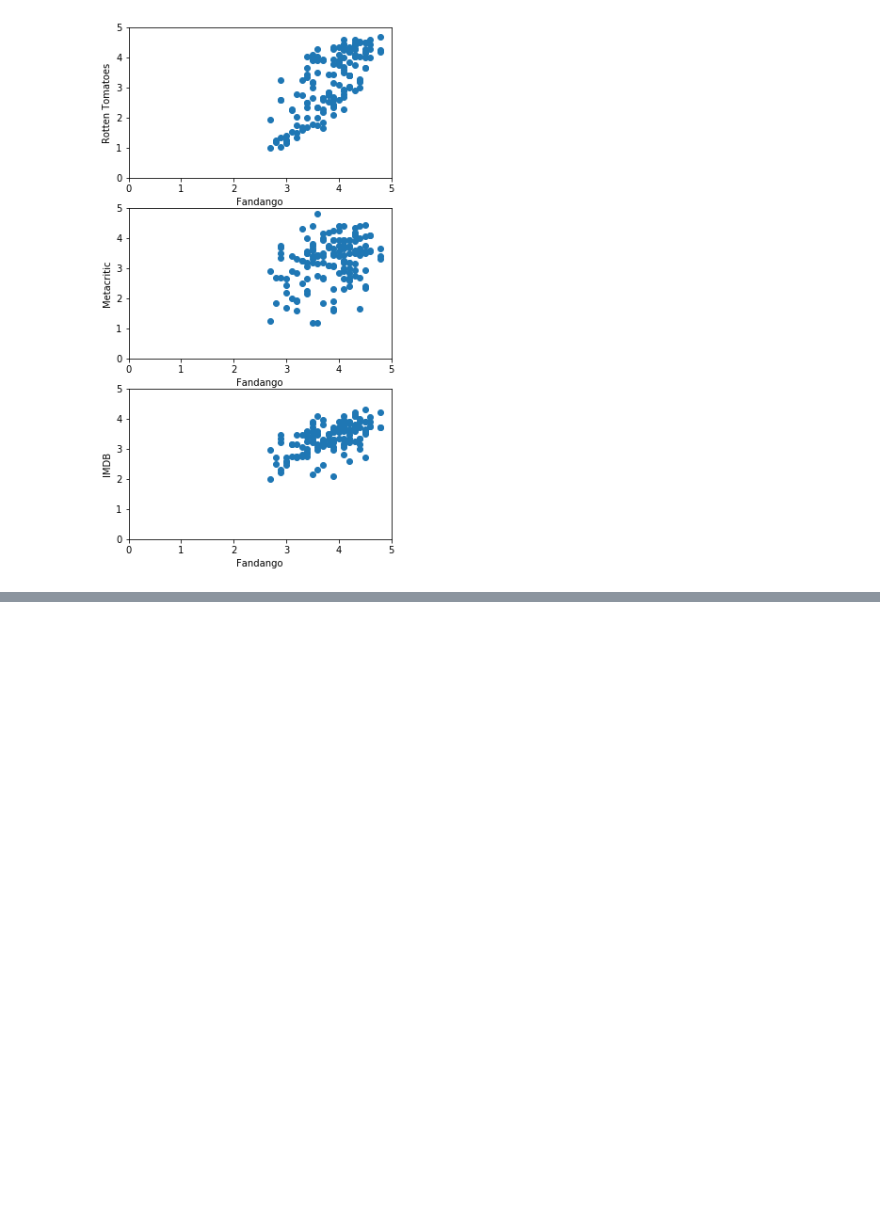
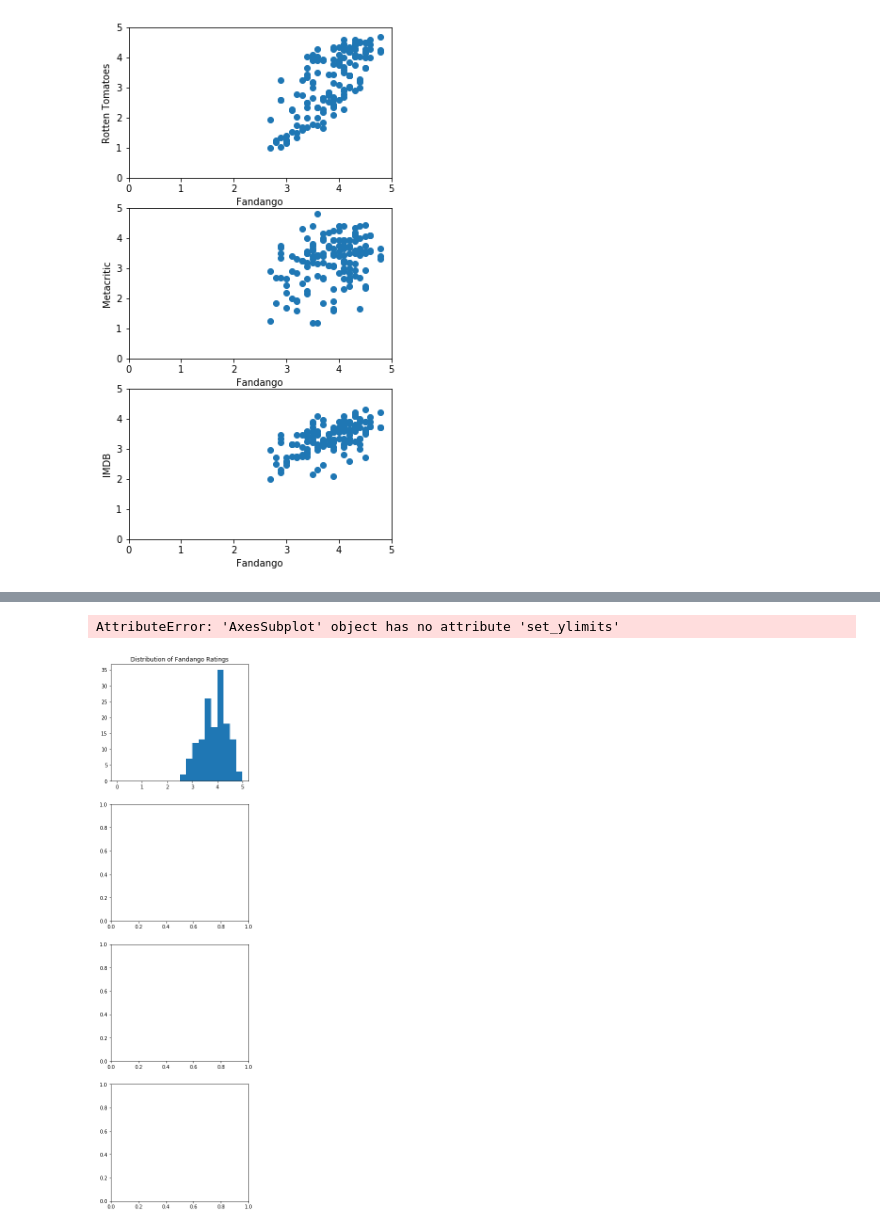
Before and after one commit to Clemo97/UserReviews, a Jupyter notebook: UserReviews.ipynb, the cells around one changed output, grey strips where cells are left out. Saved outputs shown, nothing was run; the diff lists cells and outputs as text; code cells hidden in the pictures; blank space fills up the shorter version.

```diff
--- a/UserReviews.ipynb
+++ b/UserReviews.ipynb
@@ -181,0 +217,29 @@ plt.show()
+# %%
+fig = plt.figure(figsize=(5,20))
+ax1 = fig.add_subplot(4,1,1)
+ax2 = fig.add_subplot(4,1,2)
+ax3 = fig.add_subplot(4,1,3)
+ax4 = fig.add_subplot(4,1,4)
+
+ax1.hist(norm_reviews['Fandango_Ratingvalue'], bins=20, range=(0, 5))
+ax1.set_title("Distribution of Fandango Ratings")
+ax1.set_ylimits(0, 50)
+
+ax2.hist(norm_reviews['RT_user_norm'], bins=20, range=(0, 5))
+ax2.set_title("Distribution of Rotten Tomatoes Ratings")
+ax2.set_ylimits(0, 50)
+
+
+ax3.hist(norm_reviews['Fandango_Ratingvalue'], bins=20, range=(0, 5))
+ax3.set_title("Distribution of Metacritic Ratings")
+ax3.set_ylimits(0, 50)
+
+
+ax4.hist(norm_reviews['IMDB_norm'], bins=20, range=(0, 5))
+ax4.set_title("Distribution of  IMDB Ratings")
+ax4.set_ylimits(0, 50)
+
+plt.show()
+# %% [output]
+AttributeError: 'AxesSubplot' object has no attribute 'set_ylimits'
+[figure, added]
```
Also changed, not shown: parts of 3 cells of this notebook.
